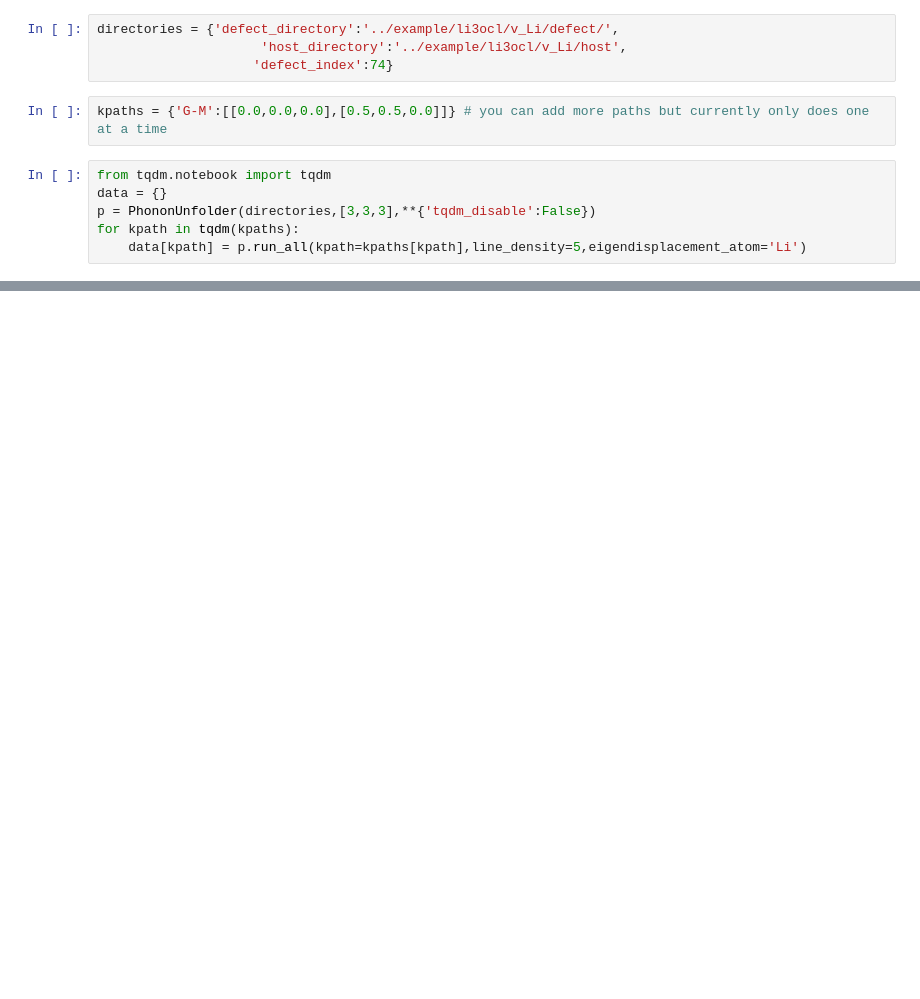
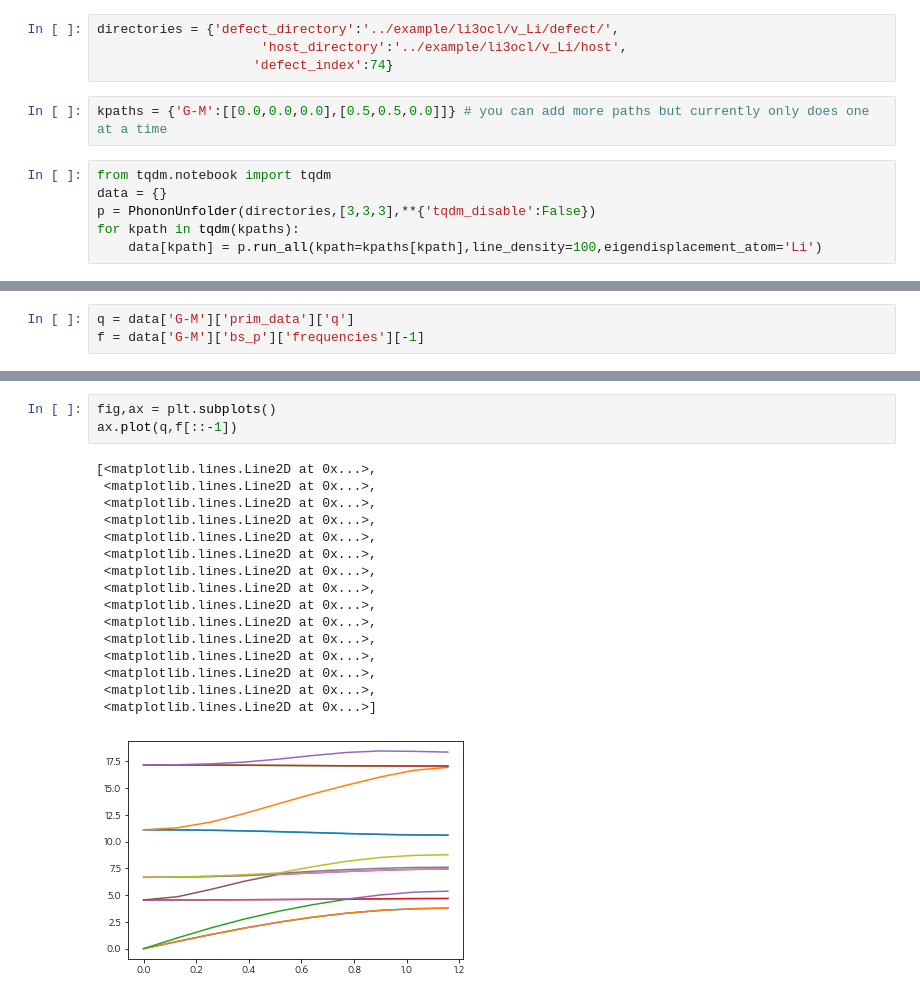
Before and after one commit to badw/puppy, a Jupyter notebook: notebooks/example.ipynb, the cells around one changed output, grey strips where cells are left out. Drawn from its saved outputs; the diff is of its cells as text; blank space fills up the shorter version.

```diff
--- a/notebooks/example.ipynb
+++ b/notebooks/example.ipynb
@@ -13,7 +13,7 @@ from tqdm.notebook import tqdm
 data = {}
 p = PhononUnfolder(directories,[3,3,3],**{'tqdm_disable':False})
 for kpath in tqdm(kpaths):
-    data[kpath] = p.run_all(kpath=kpaths[kpath],line_density=5,eigendisplacement_atom='Li')
+    data[kpath] = p.run_all(kpath=kpaths[kpath],line_density=100,eigendisplacement_atom='Li')
 # %%
 import matplotlib.gridspec as gridspec
 
@@ -39,0 +38,3 @@ for i,path in enumerate(kpaths):
+# %%
+q = data['G-M']['prim_data']['q']
+f = data['G-M']['bs_p']['frequencies'][-1]
@@ -39,0 +61,20 @@ for i,path in enumerate(kpaths):
+# %%
+fig,ax = plt.subplots()
+ax.plot(q,f[::-1])
+# %% [output]
+[<matplotlib.lines.Line2D at 0x...>,
+ <matplotlib.lines.Line2D at 0x...>,
+ <matplotlib.lines.Line2D at 0x...>,
+ <matplotlib.lines.Line2D at 0x...>,
+ <matplotlib.lines.Line2D at 0x...>,
+ <matplotlib.lines.Line2D at 0x...>,
+ <matplotlib.lines.Line2D at 0x...>,
+ <matplotlib.lines.Line2D at 0x...>,
+ <matplotlib.lines.Line2D at 0x...>,
+ <matplotlib.lines.Line2D at 0x...>,
+ <matplotlib.lines.Line2D at 0x...>,
+ <matplotlib.lines.Line2D at 0x...>,
+ <matplotlib.lines.Line2D at 0x...>,
+ <matplotlib.lines.Line2D at 0x...>,
+ <matplotlib.lines.Line2D at 0x...>]
+[figure, added]
```
Also changed, not shown: parts of 3 cells of this notebook, 2 other files.
